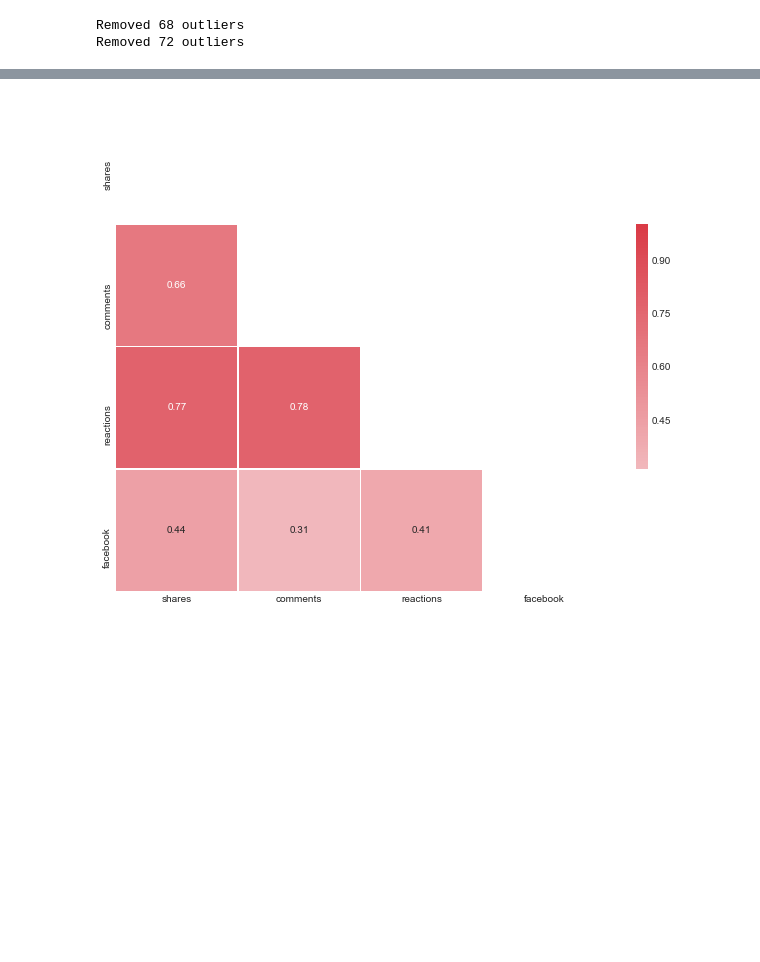
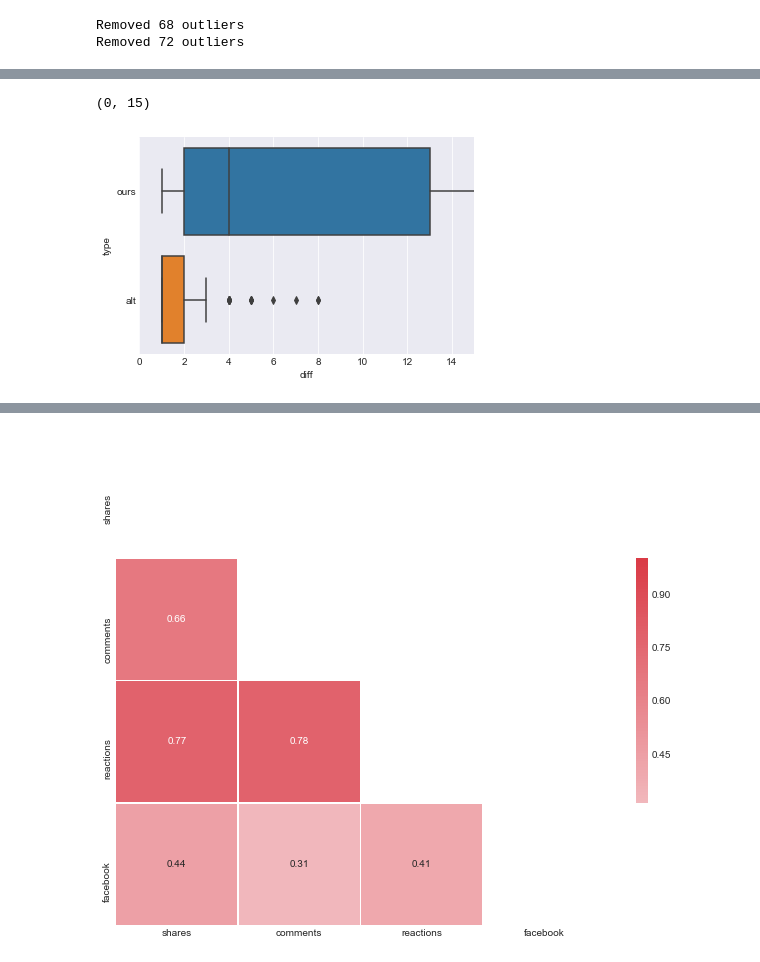
Before and after one commit to ScholCommLab/fhe-plos-data-collection, a Jupyter notebook: code/analysis.ipynb, the cells around one changed output, grey strips where cells are left out. Drawn from its saved outputs; the diff is of its cells as text; code cells hidden in the pictures; blank space fills up the shorter version.

```diff
--- a/code/analysis.ipynb
+++ b/code/analysis.ipynb
@@ -228,0 +246,17 @@ with sns.axes_style("white"):
+# %%
+t['diff'] = t['shares>0'] - t['facebook']
+def foo(x):
+    if x < 0:
+        return "alt"
+    if x > 0:
+        return "ours"
+t['type'] = t['diff'].map(lambda x: foo(x))
+# %%
+pdf = t[t.type.notnull()].copy()
+pdf['diff'] = pdf['diff'].abs()
+pdf = pdf[pdf['diff']<1000]
+sns.boxplot(x="diff", y="type", data=pdf)
+plt.xlim(0, 15)
+# %% [output]
+(0, 15)
+[figure, added]
```
Also changed, not shown: parts of 20 cells of this notebook, 6 other files.
